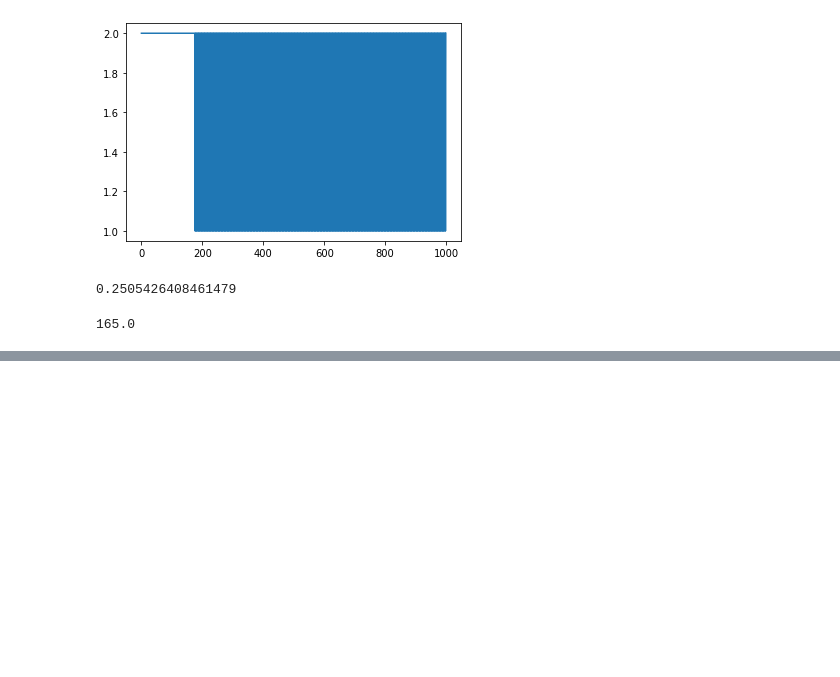
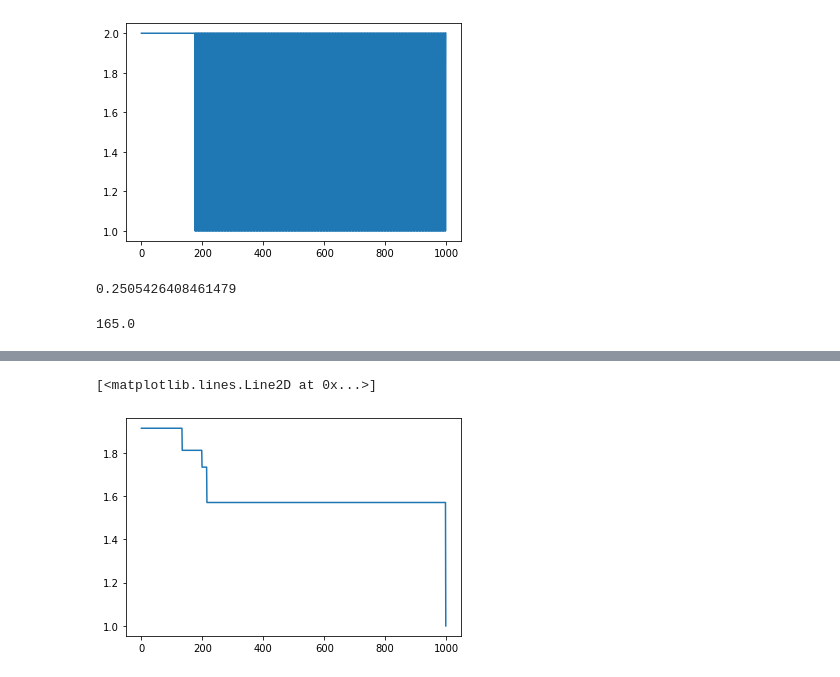
Before and after one commit to anirudhssundar/optimal_control, a Jupyter notebook: 6553_HW_10b.ipynb, the cells around one changed output, grey strips where cells are left out. Saved outputs shown, nothing was run; the diff lists cells and outputs as text; code cells hidden in the pictures; blank space fills up the shorter version.

```diff
--- a/6553_HW_10b.ipynb
+++ b/6553_HW_10b.ipynb
@@ -330,0 +385,5 @@ remaining_length/5
+# %%
+plt.plot(u)
+# %% [output]
+[<matplotlib.lines.Line2D at 0x...>]
+[figure, added]
```
Also changed, not shown: parts of 18 cells of this notebook.
